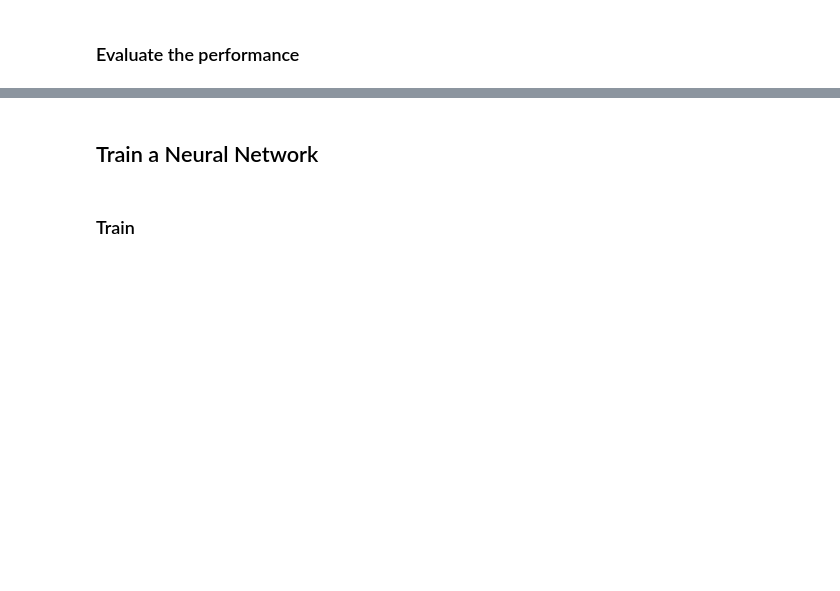
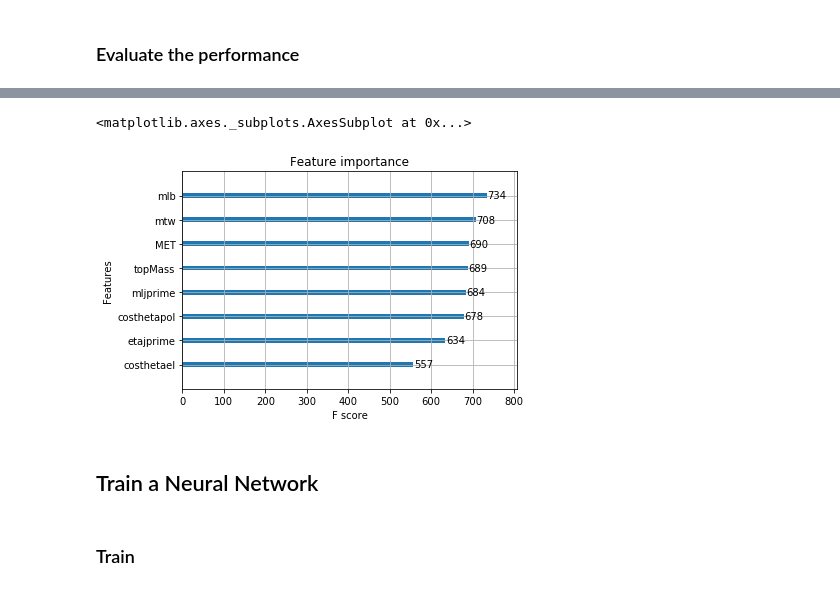
Before and after one commit to llayer/ml_exercise, a Jupyter notebook: Exercise.ipynb, the cells around one changed output, grey strips where cells are left out. Saved outputs shown, nothing was run; the diff lists cells and outputs as text; code cells hidden in the pictures; blank space fills up the shorter version.

```diff
--- a/Exercise.ipynb
+++ b/Exercise.ipynb
@@ -240,3 +246,10 @@ compare_train_test(model_bdt, X_train, y_train, X_test, y_test)
+# %%
+# Feature importance
+from xgboost import plot_importance
+plot_importance(model_bdt)
+# %% [output]
+<matplotlib.axes._subplots.AxesSubplot at 0x...>
+[figure, added]
 # %% [markdown]
 ## Train a Neural Network
 # %% [markdown]
```
Also changed, not shown: parts of 15 cells of this notebook.
